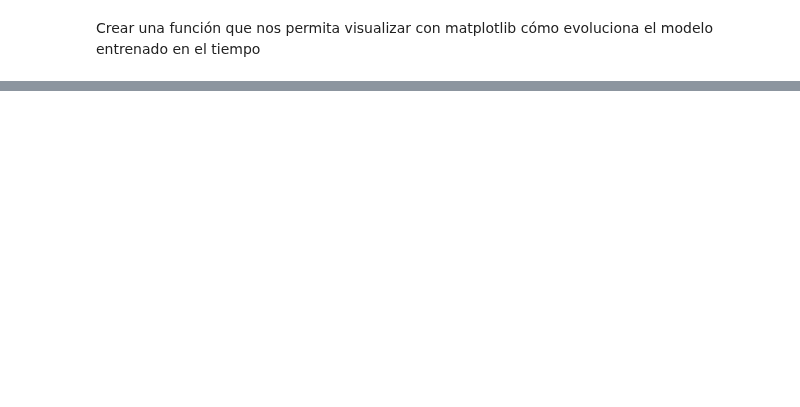
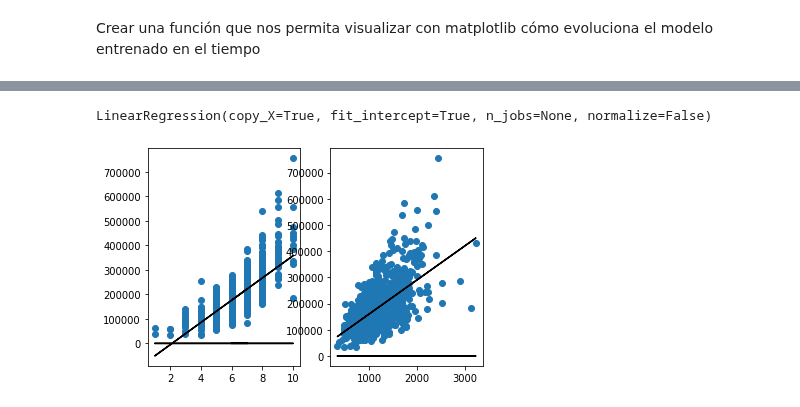
Before and after one commit to bhlr/Ciencia-de-Datos-en-Python-Seccion-U..., a Jupyter notebook: proyecto.ipynb, the cells around one changed output, grey strips where cells are left out. Saved outputs shown, nothing was run; the diff lists cells and outputs as text; code cells hidden in the pictures; blank space fills up the shorter version.

```diff
--- a/proyecto.ipynb
+++ b/proyecto.ipynb
@@ -264 +265,5 @@ grafModel(modelo,x,y)  ## test
+# %%
+stack_SalePrice = SalePrice[:, np.newaxis]
+stack_OverallQual = OverallQual[:, np.newaxis]
+stack_stFlrSF = stFlrSF[:, np.newaxis]
 # %%
@@ -303,0 +302,25 @@ Interaccion 100, : 1968092273.0876758
+# %%
+from sklearn.linear_model import LinearRegression
+YsS = np.hstack((stack_SalePrice, np.ones_like(stack_SalePrice)))
+XsOQ = np.hstack((stack_OverallQual, np.ones_like(stack_OverallQual)))
+XsFlSF = np.hstack((stack_stFlrSF, np.ones_like(stack_stFlrSF)))
+
+md_OQ = LinearRegression().fit(XsOQ, YsS)
+md_FlSF = LinearRegression().fit(XsFlSF, YsS)
+print(md_FlSF)
+SOQ_y_hat = md_OQ.predict(XsOQ)
+SFlSF_y_hat = md_FlSF.predict(XsFlSF)
+# %% [output]
+LinearRegression(copy_X=True, fit_intercept=True, n_jobs=None, normalize=False)
+# %%
+fig2  = plt.figure()
+sax1 = fig2.add_subplot(1,2,1) #221
+sax2 = fig2.add_subplot(1,2,2) #222
+sax1.scatter(x = stack_OverallQual, y = stack_SalePrice)
+sax1.plot(stack_OverallQual, SOQ_y_hat, color = 'black')
+
+sax2.scatter(x = stack_stFlrSF, y = stack_SalePrice)
+sax2.plot(stack_stFlrSF, SFlSF_y_hat, color = 'black')
+plt.show()
+# %% [output]
+[figure, added]
```
Also changed, not shown: parts of 16 cells of this notebook.
